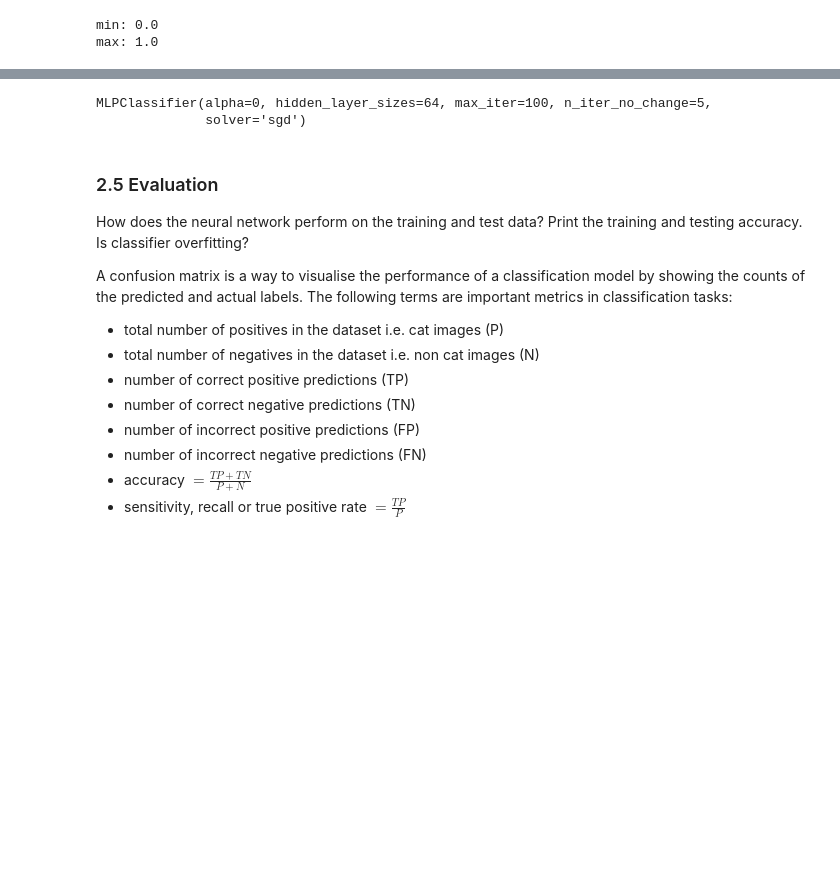
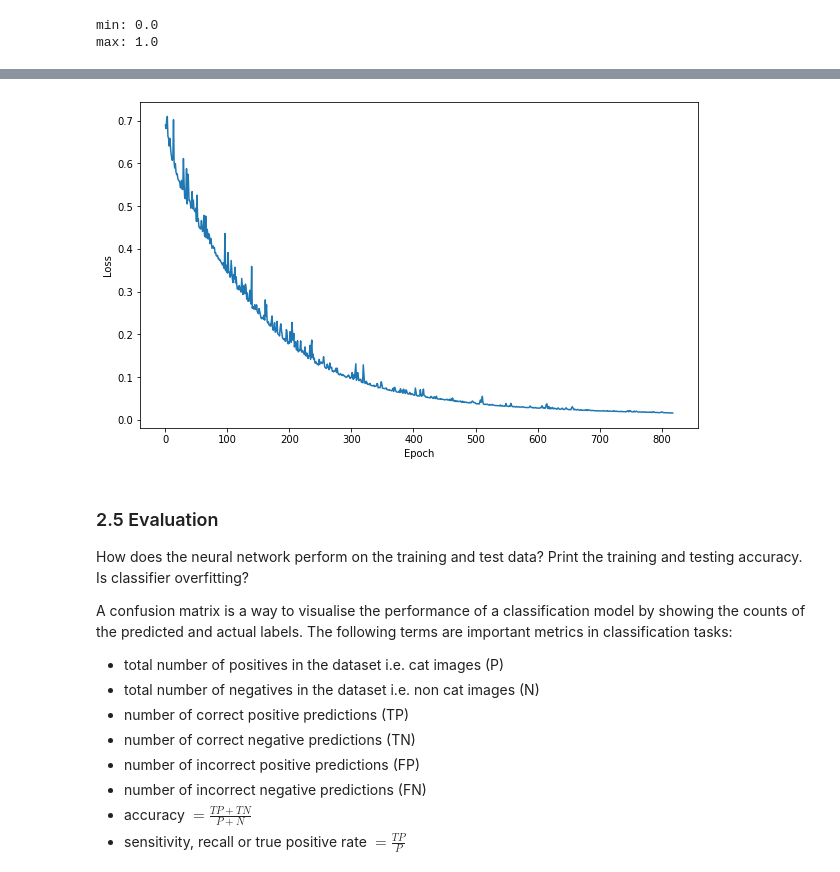
Before and after one commit to kaihulme/machine-learning, a Jupyter notebook: 02_linear_models_neural_networks_svms/linear_models_neural_networks_svms.ipynb, the cells around one changed output, grey strips where cells are left out. Drawn from its saved outputs; the diff is of its cells as text; code cells hidden in the pictures; blank space fills up the shorter version.

```diff
--- a/02_linear_models_neural_networks_svms/linear_models_neural_networks_svms.ipynb
+++ b/02_linear_models_neural_networks_svms/linear_models_neural_networks_svms.ipynb
@@ -310,15 +318,20 @@ Plot the loss curve (using `clf.loss_curve_`) which shows the network learning a
 Has the loss curve flat-lined? Hint, you may have to specify the `max_iter` and `n_iter_no_change` parameters.
 # %%
 # write your code here
-mlp = MLPClassifier(max_iter=100, n_iter_no_change=5,
+mlp = MLPClassifier(max_iter=1000, n_iter_no_change=25,
                     learning_rate_init=1e-3, alpha=0,
                     hidden_layer_sizes=(64), activation='relu',
                     solver='sgd')
 
-mlp.fit(x_train_std.T, train_y.flatten())
+mlp.fit(x_train_std, train_y.flatten())
+
+fig, ax = plt.subplots(figsize=(10, 6))
+ax.plot(mlp.loss_curve_)
+ax.set_xlabel('Epoch')
+ax.set_ylabel('Loss')
+plt.show()
 # %% [output]
-MLPClassifier(alpha=0, hidden_layer_sizes=64, max_iter=100, n_iter_no_change=5,
-              solver='sgd')
+[figure, added]
 # %% [markdown]
 ### 2.5 Evaluation
 How does the neural network perform on the training and test data? Print the training and testing accuracy. Is classifier overfitting?
```
Also changed, not shown: parts of 7 cells of this notebook.
